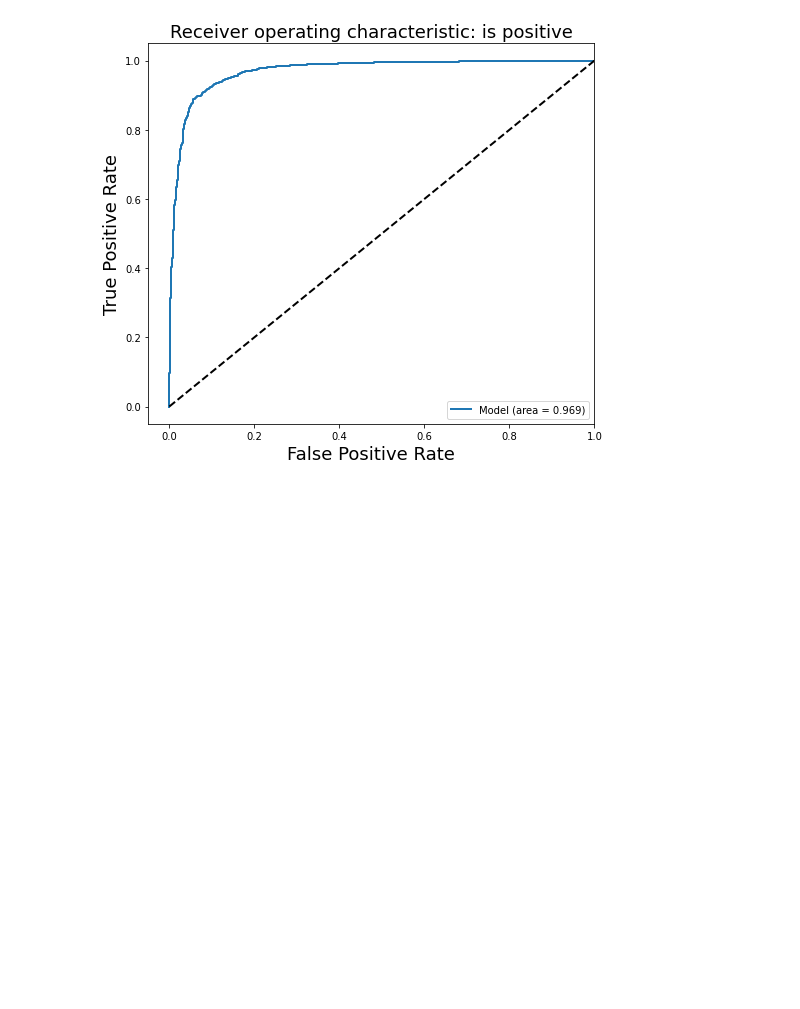
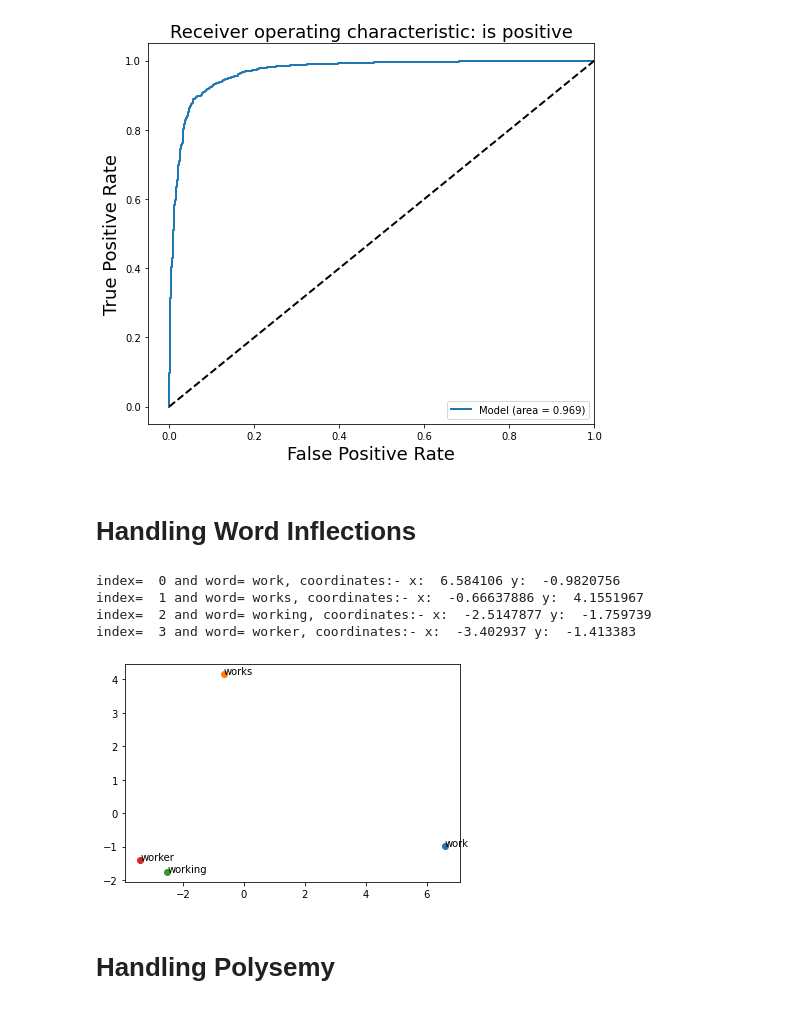
Before and after one commit to Wazib/Transformer_SLFN_PSCE, a Jupyter notebook: Transformer_SLFN_PSCE_Architecture.ipynb, the cells around one changed output. Saved outputs shown, nothing was run; the diff lists cells and outputs as text; code cells hidden in the pictures; blank space fills up the shorter version.

```diff
--- a/Transformer_SLFN_PSCE_Architecture.ipynb
+++ b/Transformer_SLFN_PSCE_Architecture.ipynb
@@ -768,3 +769,5 @@ Report :
    macro avg       0.91      0.91      0.91      5000
 weighted avg       0.91      0.91      0.91      5000
 [figure]
+# %% [markdown]
+# Handling Word Inflections
@@ -770,0 +776,30 @@ weighted avg       0.91      0.91      0.91      5000
+# %%
+#A list of word inflections related to the word "work" present in the corpus
+infl_list=['work', 'works', 'working', 'worker']
+# %%
+X_vec=word2vec_model[infl_list]
+# %%
+pca = PCA(n_components=2)
+result = pca.fit_transform(X_vec)
+# %%
+#Plotting
+for i, word in enumerate(list(infl_list)):
+    #Selecting the most frequent words only
+    #printing the word and its enumeration
+    print ("index= ",i,"and word=", word, end=', ')
+    #Plotting most frequnet words in scatter plot
+    plt.scatter(result[i, 0], result[i, 1])
+    plt.annotate(word, xy=(result[i, 0], result[i, 1]))
+    print("coordinates:- x: ", result[i, 0], "y: ", result[i, 1])
+#plt.yaxis.set_major_locator(mticks.MultipleLocator(.5))
+#plt.xaxis.set_major_locator(mticks.MultipleLocator(.5))
+plt.savefig("fig2.jpg", dpi=300)
+plt.show()
+# %% [output]
+index=  0 and word= work, coordinates:- x:  6.584106 y:  -0.9820756
+index=  1 and word= works, coordinates:- x:  -0.66637886 y:  4.1551967
+index=  2 and word= working, coordinates:- x:  -2.5147877 y:  -1.759739
+index=  3 and word= worker, coordinates:- x:  -3.402937 y:  -1.413383
+[figure, added]
+# %% [markdown]
+# Handling Polysemy
```
Also changed, not shown: parts of 11 cells of this notebook.
